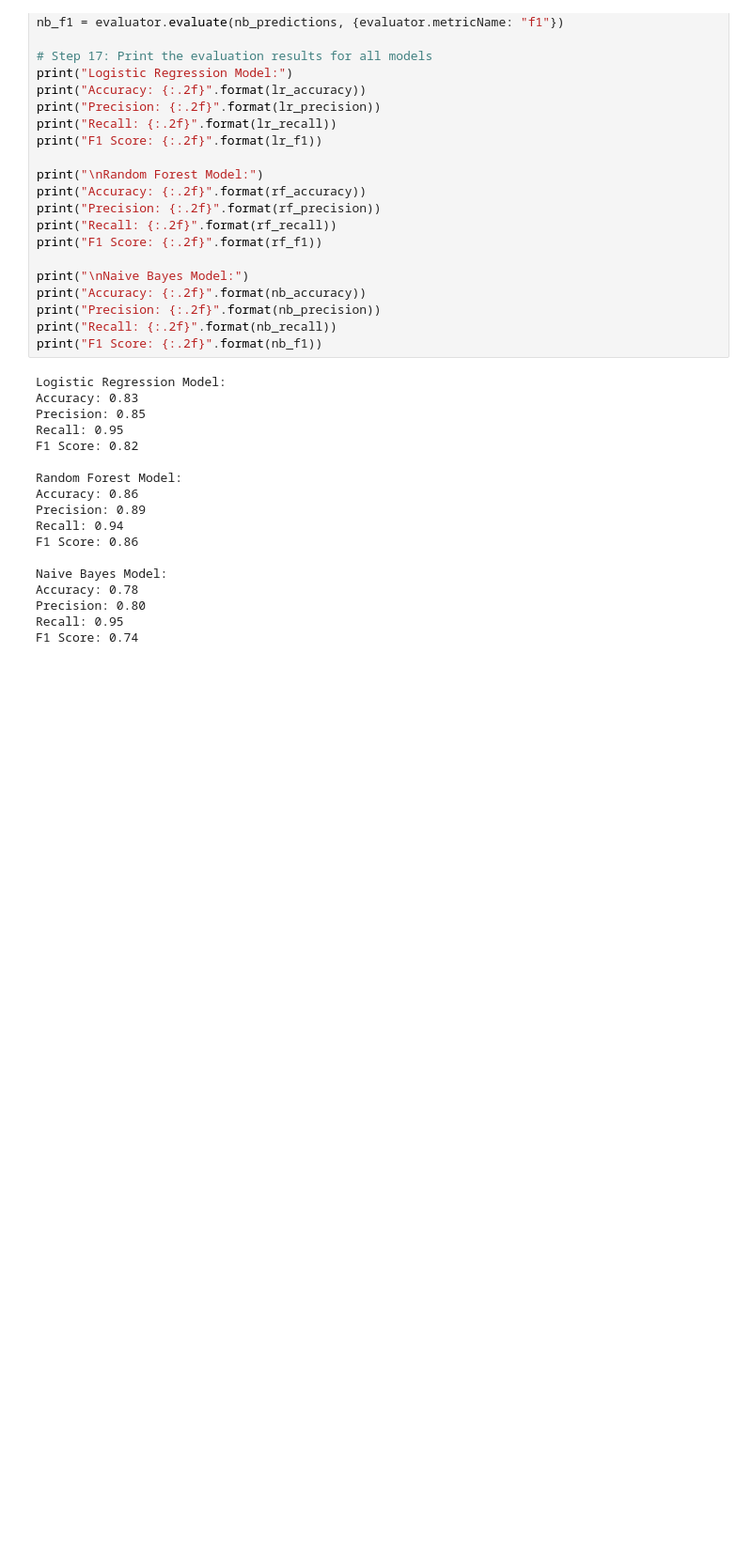
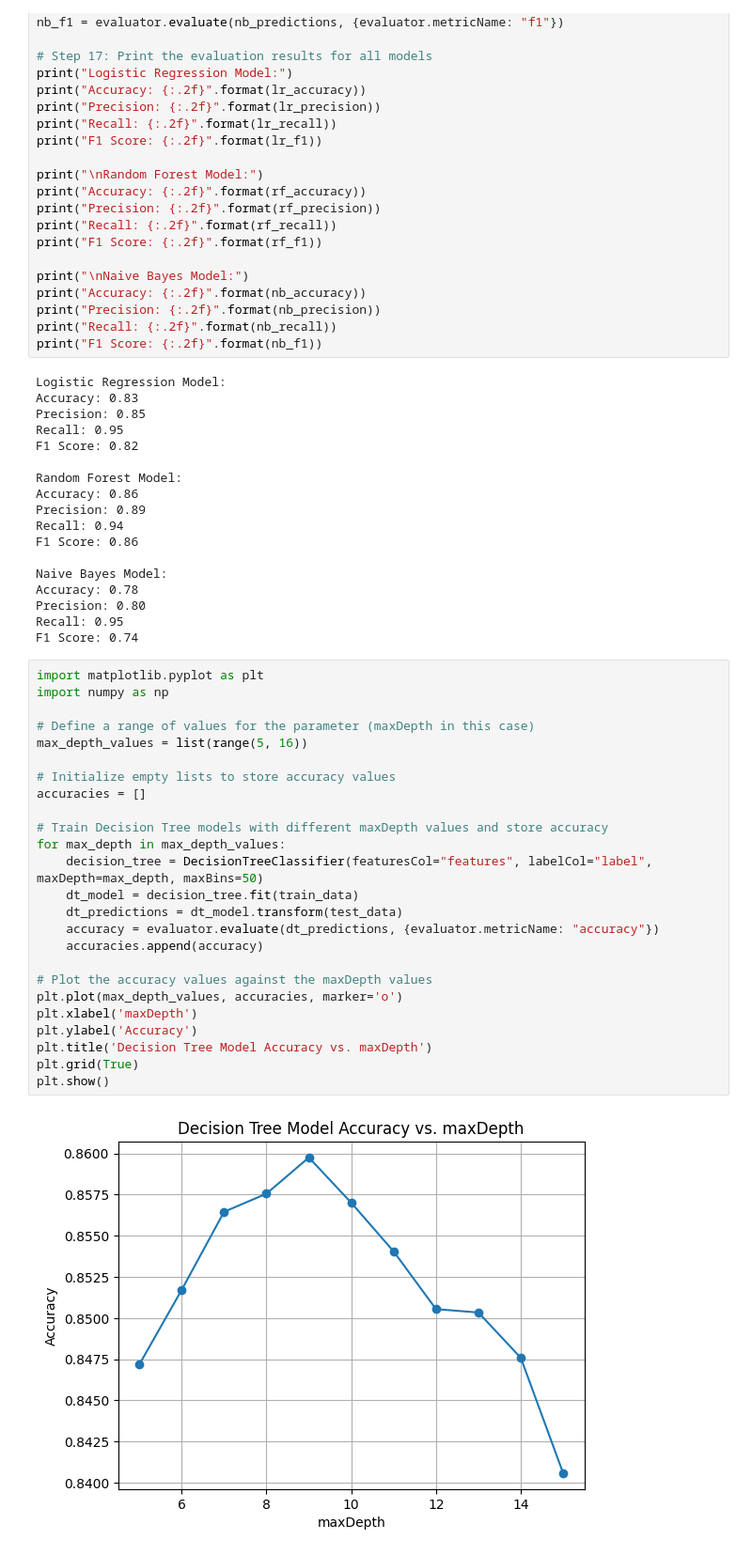
Before and after one commit to sheikh495/Data_mining, a Jupyter notebook: code_M7__data_mine.ipynb, the cells around one changed output. Shown: that part at 94% size. Cells and saved outputs as stored; diff of their text form; blank space fills up the shorter version.

```diff
--- a/code_M7__data_mine.ipynb
+++ b/code_M7__data_mine.ipynb
@@ -1211,3 +1211,30 @@ Accuracy: 0.78
 Precision: 0.80
 Recall: 0.95
 F1 Score: 0.74
+# %%
+import matplotlib.pyplot as plt
+import numpy as np
+
+# Define a range of values for the parameter (maxDepth in this case)
+max_depth_values = list(range(5, 16))
+
+# Initialize empty lists to store accuracy values
+accuracies = []
+
+# Train Decision Tree models with different maxDepth values and store accuracy
+for max_depth in max_depth_values:
+    decision_tree = DecisionTreeClassifier(featuresCol="features", labelCol="label", maxDepth=max_depth, maxBins=50)
+    dt_model = decision_tree.fit(train_data)
+    dt_predictions = dt_model.transform(test_data)
+    accuracy = evaluator.evaluate(dt_predictions, {evaluator.metricName: "accuracy"})
+    accuracies.append(accuracy)
+
+# Plot the accuracy values against the maxDepth values
+plt.plot(max_depth_values, accuracies, marker='o')
+plt.xlabel('maxDepth')
+plt.ylabel('Accuracy')
+plt.title('Decision Tree Model Accuracy vs. maxDepth')
+plt.grid(True)
+plt.show()
+# %% [output]
+[figure, added]
```
